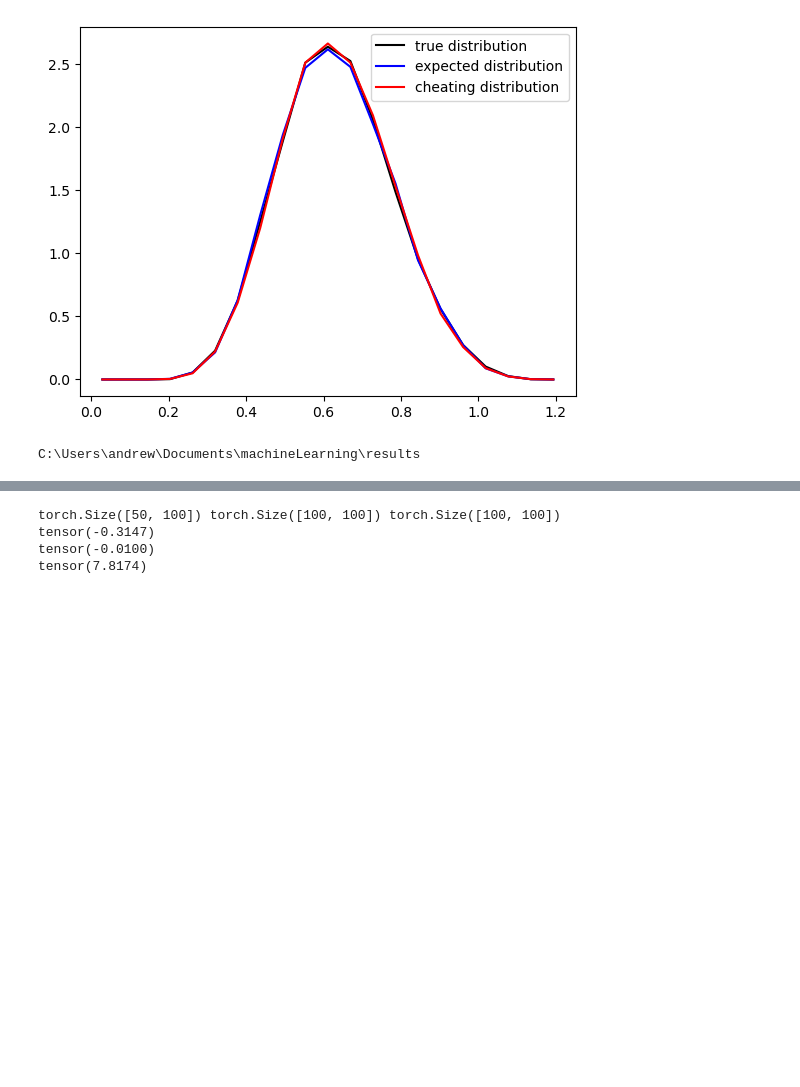
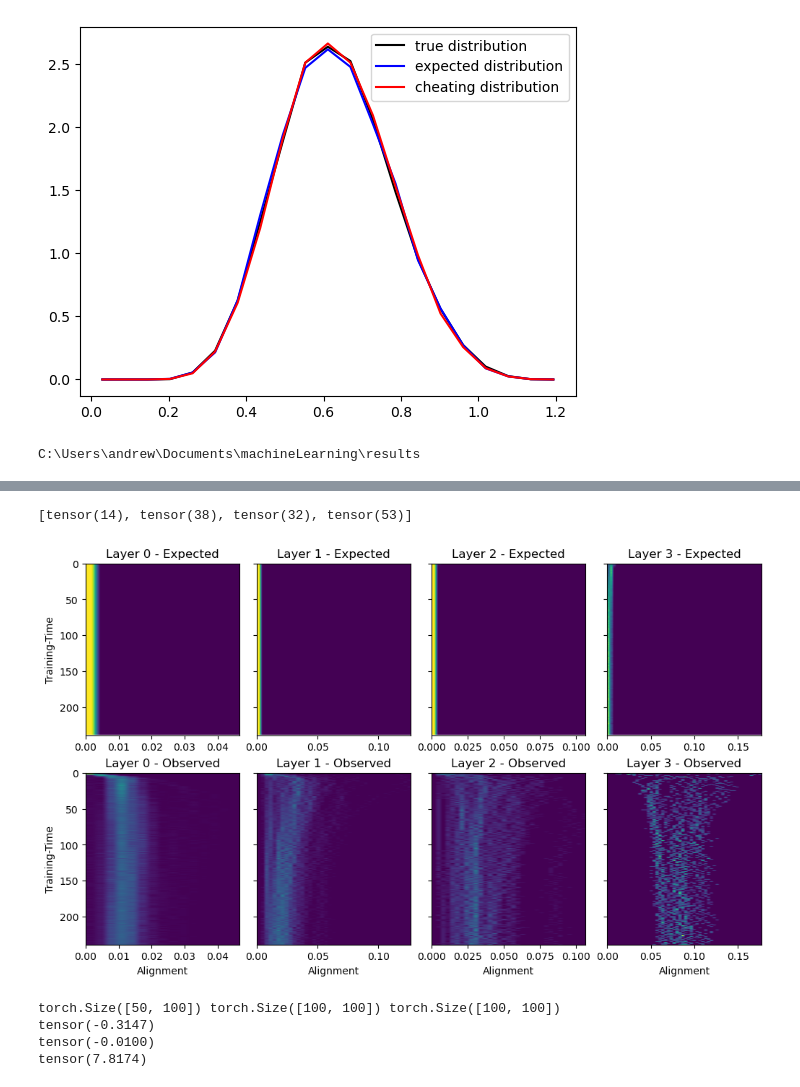
Before and after one commit to landoskape/networkAlignmentAnalysis, a Jupyter notebook: workspace.ipynb, the cells around one changed output, grey strips where cells are left out. Saved outputs shown, nothing was run; the diff lists cells and outputs as text; code cells hidden in the pictures; blank space fills up the shorter version.

```diff
--- a/workspace.ipynb
+++ b/workspace.ipynb
@@ -202,3 +252,26 @@ dataset = get_dataset(dataset_name, build=True, transform_parameters=net, loader
+# %%
+max_bin = [torch.where(torch.any(cc>0, dim=0))[0][-1] for cc in cao]
+print(max_bin)
+
+extents = [[0, bins[mb], cae[0].shape[0]-1, 0] for mb in max_bin]
+
+fig, ax = plt.subplots(2, 4, figsize=(10, 6), layout='constrained', sharey=True)
+for i in range(4):
+    ax[0, i].imshow(cae[i][:, :max_bin[i]+1].cpu().numpy(), extent=extents[i], aspect='auto')
+    ax[1, i].imshow(cao[i][:, :max_bin[i]+1].cpu().numpy(), extent=extents[i], aspect='auto')
+    ax[1, i].set_xlabel('Alignment')
+    ax[0, i].set_title(f"Layer {i} - Expected")
+    ax[1, i].set_title(f"Layer {i} - Observed")
+ax[0, 0].set_ylabel("Training-Time")
+ax[1, 0].set_ylabel("Training-Time")
+
+savepath = r'C:\Users\Andrew\Dropbox\Postdoc\AlignmentProject\mathUpdateFigures'
+# plt.savefig(savepath+r'\observed_alignment_MNIST')
+
+plt.show()
+# %% [output]
+[tensor(14), tensor(38), tensor(32), tensor(53)]
+[figure, added]
 # %%
 # test "alignment" metric of Maennel
 def metric(data, weight):
```
Also changed, not shown: parts of 6 cells of this notebook, 1 other file.
